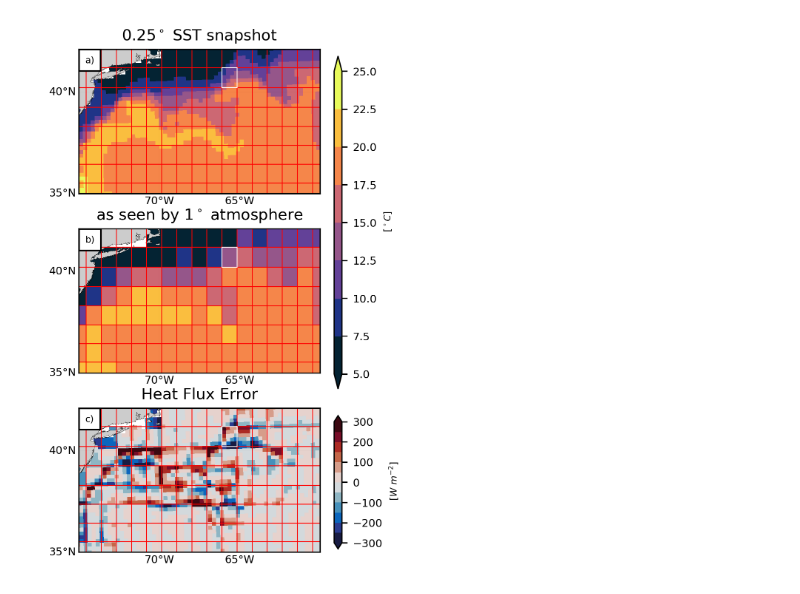
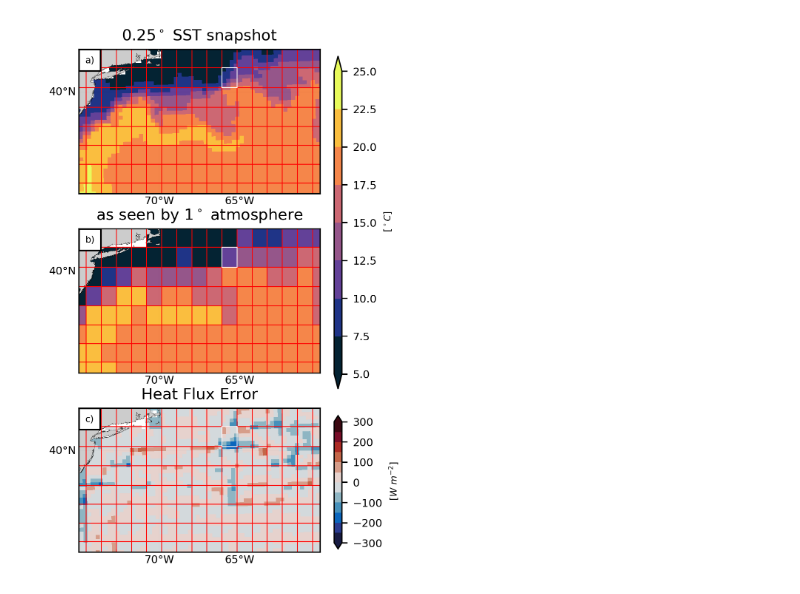
Before and after one commit to RafaelAbel/Coarse_Graining, a Jupyter notebook: figures/fig1_SST_error.ipynb, the cells around one changed output. Saved outputs shown, nothing was run; the diff lists cells and outputs as text; code cells hidden in the pictures.

Commit message:
cleaned up, smaller datasets

```diff
--- a/figures/fig1_SST_error.ipynb
+++ b/figures/fig1_SST_error.ipynb
@@ -150,14 +151,14 @@ y2=192
 
 # fpath ='/sfs/fs6/home-geomar/smomw184/_SDIR/ORCA025.L46/ORCA025.L46-KRA024-S/'
 # t_data=Dataset(fpath +'ORCA025.L46-KRA024_5d_19940101_19941231_grid_T.nc') #add more years here
-t_data=Dataset('T127grid_ORCA025.L46-KRA024_5d_20010101_20011231_grid_T.nc') #add more years here
-A_sst=t_data.variables['sst_m_inst'][:,y1:y2,x1:x2].squeeze()
-A_t_a=t_data.variables['t_a_inst'][:,y1:y2,x1:x2].squeeze()-273.15
-A_q_a=t_data.variables['q_a_inst'][:,y1:y2,x1:x2].squeeze()
-A_wind_u=t_data.variables['wind_u_rel'][:,y1:y2,x1:x2].squeeze() # ist INST val
-A_wind_v=t_data.variables['wind_v_rel'][:,y1:y2,x1:x2].squeeze()
-A_mld=t_data.variables['somxl010_inst'][:,y1:y2,x1:x2].squeeze()
-A_sic=t_data.variables['soicecov_inst'][:,y1:y2,x1:x2].squeeze() #sea ice cover
+t_data=Dataset('T127grid_ORCA025.L46-KRA024_5d_20010101_20011231_grid_T_time_15.nc') #add more years here
+A_sst=t_data.variables['sst_m_inst'][y1:y2,x1:x2].squeeze()
+A_t_a=t_data.variables['t_a_inst'][y1:y2,x1:x2].squeeze()-273.15
+A_q_a=t_data.variables['q_a_inst'][y1:y2,x1:x2].squeeze()
+A_wind_u=t_data.variables['wind_u_rel'][y1:y2,x1:x2].squeeze() # ist INST val
+A_wind_v=t_data.variables['wind_v_rel'][y1:y2,x1:x2].squeeze()
+A_mld=t_data.variables['somxl010_inst'][y1:y2,x1:x2].squeeze()
+A_sic=t_data.variables['soicecov_inst'][y1:y2,x1:x2].squeeze() #sea ice cover
 A_lon=t_data.variables['lon'][:]
 A_lat=t_data.variables['lat'][:]
 
@@ -170,26 +171,25 @@ A_sst[A_sst==0]=np.nan
 A_wind = np.sqrt(A_wind_u**2 + A_wind_v**2)
 # %%
 #calculate fluxes
-t=15
-sst=O_sst[:,:,:]
-O_sh=SH(O_t_a[:,:,:],sst,O_wind[:,:,:],O_sic[:,:,:])
-O_lh=LH(O_q_a[:,:,:],sst,O_wind[:,:,:],O_sic[:,:,:])
-O_lw=LW_out(sst,O_sic[:,:,:])
+sst=O_sst[:,:]
+O_sh=SH(O_t_a[:,:],sst,O_wind[:,:],O_sic[:,:])
+O_lh=LH(O_q_a[:,:],sst,O_wind[:,:],O_sic[:,:])
+O_lw=LW_out(sst,O_sic[:,:])
 
-sst=A_sst[:,:,:]
-A_sh=SH(A_t_a[:,:,:],sst,A_wind[:,:,:],A_sic[:,:,:])
-A_lh=LH(A_q_a[:,:,:],sst,A_wind[:,:,:],A_sic[:,:,:])
-A_lw=LW_out(sst,A_sic[:,:,:])
+sst=A_sst[:,:]
+A_sh=SH(A_t_a[:,:],sst,A_wind[:,:],A_sic[:,:])
+A_lh=LH(A_q_a[:,:],sst,A_wind[:,:],A_sic[:,:])
+A_lw=LW_out(sst,A_sic[:,:])
 
 #interpolate coarse to fine grid
-val= (A_sh + A_lh + A_lw)[t,:,:]
+val= (A_sh + A_lh + A_lw)[:,:]
 from scipy import interpolate
 NN_interp = interpolate.NearestNDInterpolator(np.array([A_lon2.flatten(), A_lat2.flatten()]).T, val.flatten())
 
 coarse_to_fine_fluxes = NN_interp(O_lon.flatten(),O_lat.flatten())
 coarse_to_fine_fluxes.shape = O_lon.shape
 
-val= (A_sst)[t,:,:]
+val= (A_sst)[:,:]
 NN_interp = interpolate.NearestNDInterpolator(np.array([A_lon2.flatten(), A_lat2.flatten()]).T, val.flatten())
 
 coarse_to_fine_sst = NN_interp(O_lon.flatten(),O_lat.flatten())
@@ -233,7 +233,7 @@ x2=1000
 y1=600
 y2=800
 ax1 = plt.subplot(gs[0:9, 0:9])
-cs= m.pcolormesh(O_lon_new[y1:y2,x1:x2],O_lat_new[y1:y2,x1:x2],O_sst[t,y1:y2,x1:x2],vmin=z_min, vmax=z_max,\
+cs= m.pcolormesh(O_lon_new[y1:y2,x1:x2],O_lat_new[y1:y2,x1:x2],O_sst[y1:y2,x1:x2],vmin=z_min, vmax=z_max,\
                  cmap=thermal_dis,latlon=True,) #,cmap=co.cm.thermal
 
 xpt,ypt = m(A_lon2_new,A_lat2_new)
@@ -255,7 +255,7 @@ plt.title('0.25$^\circ$ SST snapshot',fontsize=10)
 
                                       #  b)
 ax2 = plt.subplot(gs[11:20, 0:9])
-cs= m.pcolormesh(A_lon2_new,A_lat2_new,A_sst[t,:,:],vmin=z_min, vmax=z_max,\
+cs= m.pcolormesh(A_lon2_new,A_lat2_new,A_sst[:,:],vmin=z_min, vmax=z_max,\
                  cmap=thermal_dis,latlon=True) #,cmap=co.cm.thermal
 
 xpt,ypt = m(A_lon2_new,A_lat2_new)
@@ -288,7 +288,7 @@ cb.ax.set_ylabel(r' [$^\circ C$]',fontsize=6,rotation=90)
 ax3 = plt.subplot(gs[22:31, 0:9])
 z_min = -300
 z_max =  300
-var = (O_sh + O_lh + O_lw)[t,:,:]-coarse_to_fine_fluxes[:,:]
+var = (O_sh + O_lh + O_lw)[:-1,1:-1]-coarse_to_fine_fluxes[:,:]
 # var = coarse_to_fine_sst
 # cs= m.pcolormesh(O_lon_new,O_lat_new,var,vmin=z_min, vmax=z_max,cmap=thermal_dis,latlon=True) #,cmap=co.cm.thermal
 
@@ -303,34 +303,34 @@ for i in np.arange(A_lat2_new.shape[1]):
     plt.plot(xpt[:,i],ypt[:,i],'r',linewidth=0.5)
 
 xpt,ypt = m(A_lon3_new,A_lat3_new)
 for j in np.arange(A_lat3_new.shape[0]):
     plt.plot(xpt[j,:],ypt[j,:],'-w',linewidth=0.5)
 for i in np.arange(A_lat3_new.shape[1]):
     plt.plot(xpt[:,i],ypt[:,i],'-w',linewidth=0.5)
 
 # plt.colorbar()
 m.drawcoastlines(linewidth=0.1)
 m.fillcontinents()
 m.drawparallels(np.arange(-50,80,5),labels=[1,0,0,0],linewidth=0.01,fontsize=7)
 m.drawmeridians([290,295],labels=[0,0,0,1],linewidth=0.01,fontsize=7)
 plt.title('Heat Flux Error',fontsize=10)
 
 # cbaxes = fig.add_axes([0.16, 0.53, 0.70, 0.025])
 cbaxes = fig.add_axes([0.82, 0.13, 0.02, 0.20])
 
 cb = plt.colorbar(cs,cax = cbaxes,orientation="vertical",extend='both')
 cb.ax.tick_params(labelsize=7)
 cb.ax.set_ylabel(r' [$W$ $m^{-2}$]',fontsize=6,rotation=90) #,y=+0.5,labelpad=+10
 
 i=0.027
 j=0.924
 plt.text(i,j,'a)',    ha='left',va='center',transform=ax1.transAxes,bbox={'facecolor':'white'},fontsize=6)
 plt.text(i,j,'b)',    ha='left',va='center',transform=ax2.transAxes,bbox={'facecolor':'white'},fontsize=6)
 plt.text(i,j,'c)',    ha='left',va='center',transform=ax3.transAxes,bbox={'facecolor':'white'},fontsize=6)
 
 plt.savefig('fig1_SST_error',dpi=300)
 # %% [output]
-[figure, old version]
+[figure, new version]
 # %%
 !conda list
 # %% [output]
```
Also changed, not shown: parts of 6 cells of this notebook, 2 other files.
